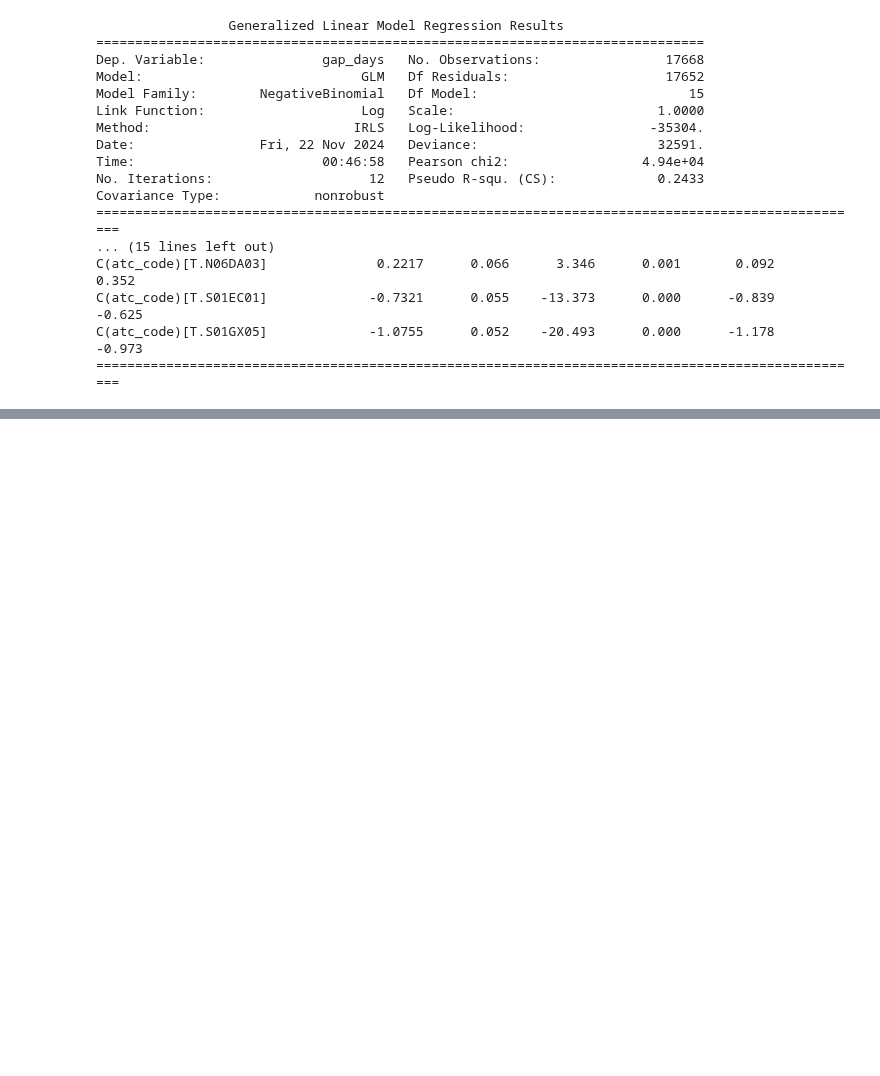
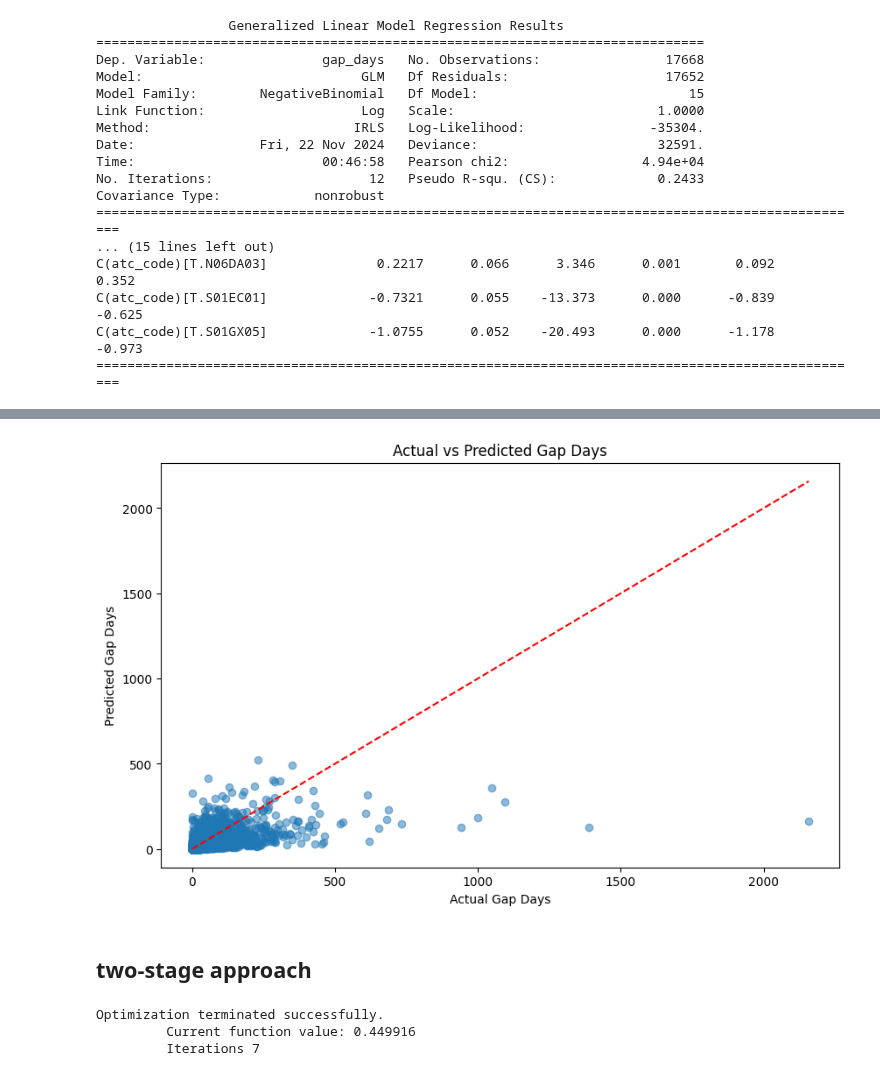
Before and after one commit to spicadust/Project_PerMed, a Jupyter notebook: notebooks/pattern/glm.ipynb, the cells around one changed output, grey strips where cells are left out. Drawn from its saved outputs; the diff is of its cells as text; code cells hidden in the pictures; blank space fills up the shorter version.

```diff
--- a/notebooks/pattern/glm.ipynb
+++ b/notebooks/pattern/glm.ipynb
@@ -267,0 +423,30 @@ Dispersion (Pearson Chi2/df): 2.80
+# %%
+import statsmodels.api as sm
+from statsmodels.discrete.count_model import ZeroInflatedNegativeBinomialP
+
+# Convert categorical variables to dummies and ensure numeric types
+X = pd.get_dummies(df["atc_code"], prefix="drug").astype(float)
+X = sm.add_constant(X)  # Add constant term
+y = df["gap_days"].astype(float)
+offset = np.log(df["duration"].astype(float))
+
+# Fit ZINB model with careful optimization settings
+zinb_model = ZeroInflatedNegativeBinomialP(
+    y,  # gap_days (response)
+    X,  # predictors for count model
+    exog_infl=X,  # predictors for zero-inflation model
+    offset=offset,
+)
+
+zinb_results = zinb_model.fit(
+    method="bfgs",
+    maxiter=100000,  # Increased iterations
+    disp=True,
+    gtol=1e-8,
+    full_output=True,
+)
+
+print(zinb_results.summary())
+print("\nModel Comparison:")
+print(f"Regular NB AIC: {nb_results.aic}")
+print(f"Zero-Inflated NB AIC: {zinb_results.aic}")
@@ -267,0 +524,36 @@ Dispersion (Pearson Chi2/df): 2.80
+# %%
+df_zinb = df.copy()
+df_zinb["pred_count"] = zinb_results.predict()
+
+plt.figure(figsize=(10, 6))
+plt.scatter(df_zinb["gap_days"], df_zinb["pred_count"], alpha=0.5)
+plt.plot([0, df_zinb["gap_days"].max()], [0, df_zinb["gap_days"].max()], "r--")
+plt.xlabel("Actual Gap Days")
+plt.ylabel("Predicted Gap Days")
+plt.title("Actual vs Predicted Gap Days")
+plt.show()
+# %% [output]
+[figure, added]
+# %% [markdown]
+## two-stage approach
+# %%
+# Two-stage approach
+# 1. Model zero vs non-zero with logistic regression
+df_common = df.copy()
+df_common["is_zero"] = (df_common["gap_days"] == 0).astype(int)
+logit_model = sm.Logit.from_formula("is_zero ~ C(atc_code)", data=df_common)
+logit_results = logit_model.fit()
+
+# 2. Model non-zero values with truncated negative binomial
+df_nonzero = df_common[df_common["gap_days"] > 0].copy()
+nb_model_nonzero = sm.GLM.from_formula(
+    "gap_days ~ C(atc_code)",
+    data=df_nonzero,
+    family=sm.families.NegativeBinomial(),
+    offset=np.log(df_nonzero["duration"]),
+)
+nb_results_nonzero = nb_model_nonzero.fit()
+# %% [output]
+Optimization terminated successfully.
+         Current function value: 0.449916
+         Iterations 7
```
Also changed, not shown: parts of 20 cells of this notebook.
